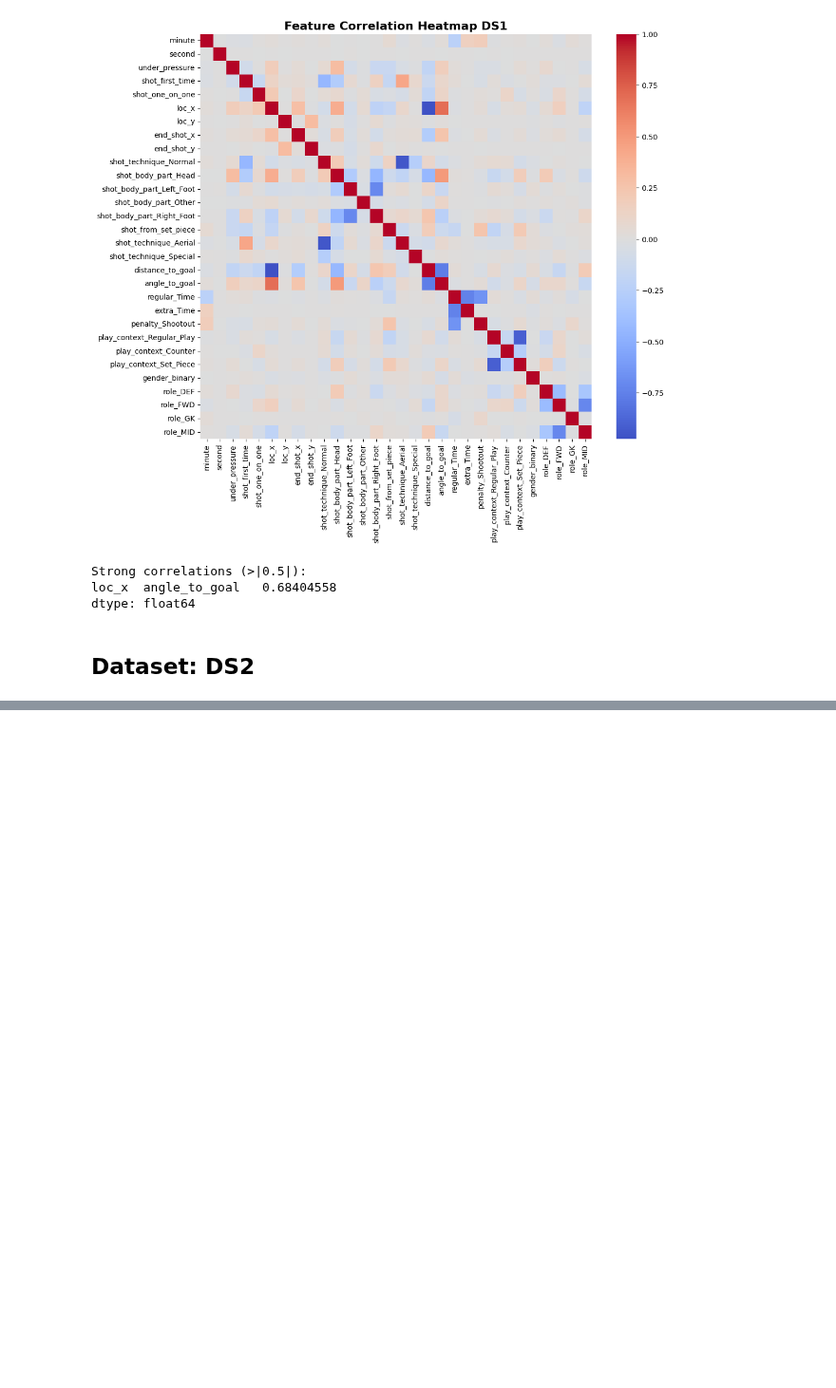
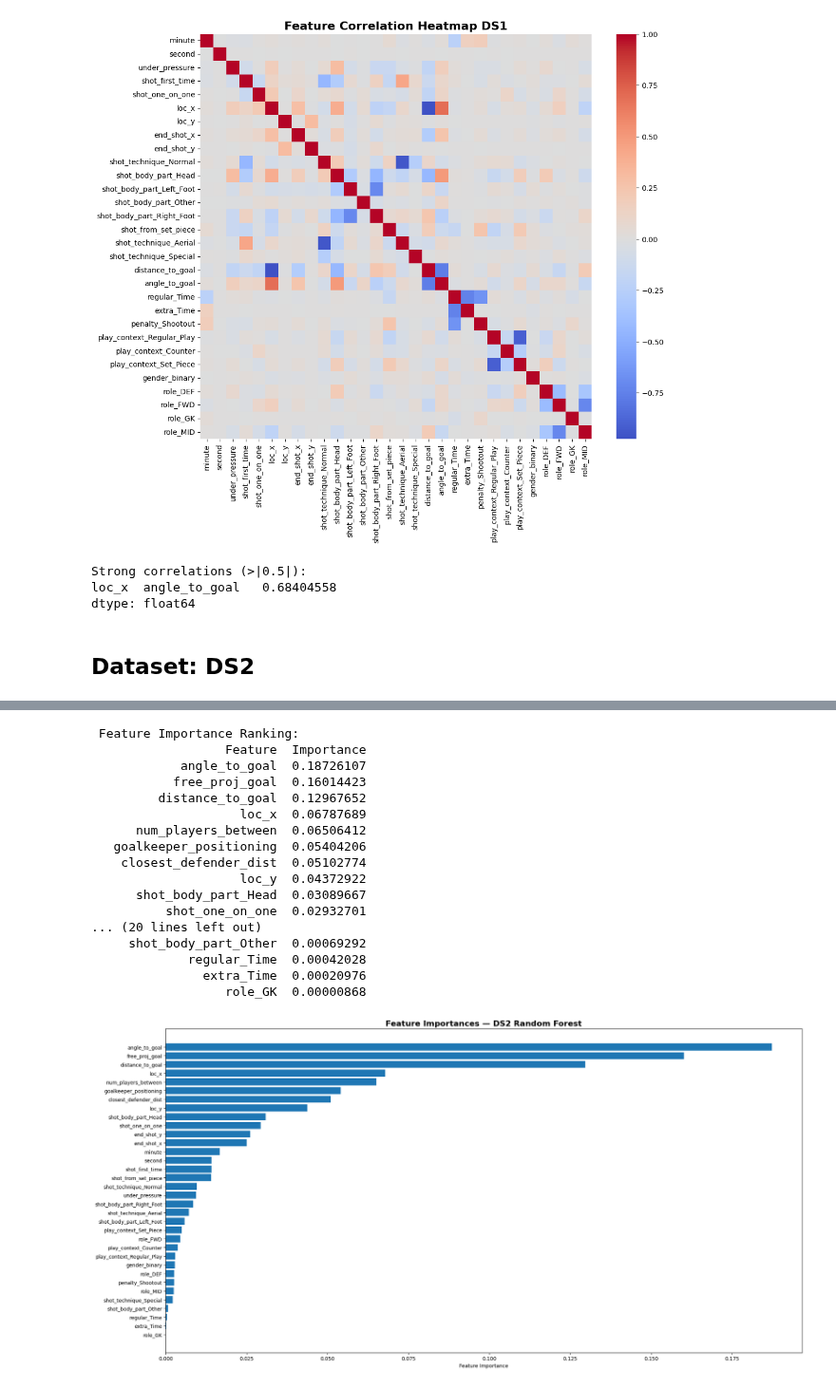
Before and after one commit to Manuele23/Parma-assignment, a Jupyter notebook: task1_xg/04_random_forest.ipynb, the cells around one changed output, grey strips where cells are left out. Shown at 95% size. Drawn from its saved outputs; the diff is of its cells as text; code cells hidden in the pictures; blank space fills up the shorter version.

```diff
--- a/task1_xg/04_random_forest.ipynb
+++ b/task1_xg/04_random_forest.ipynb
@@ -723,0 +694,47 @@ print(corr_pairs[corr_pairs > 0.5])
+# %%
+import matplotlib.pyplot as plt
+import pandas as pd
+import numpy as np
+
+# Feature importances
+importances = best_model_ds2.feature_importances_
+features = X_ds2.columns
+indices = np.argsort(importances)[::-1]
+
+# Ranking
+ranking = pd.DataFrame({
+    "Feature": features[indices],
+    "Importance": importances[indices]
+})
+pd.options.display.float_format = '{:.8f}'.format
+
+print("\n Feature Importance Ranking:")
+print(ranking.to_string(index=False))
+
+# Plot of Feature Importances
+plt.figure(figsize=(20, 10))
+plt.barh(range(len(indices)), importances[indices][::-1], align='center')
+plt.yticks(range(len(indices)), [features[i] for i in indices][::-1])
+plt.xlabel("Feature Importance")
+plt.title("Feature Importances — DS2 Random Forest", fontsize=16, fontweight='bold')
+plt.tight_layout()
+plt.show()
+# %% [output]
+ Feature Importance Ranking:
+                  Feature  Importance
+            angle_to_goal  0.18726107
+           free_proj_goal  0.16014423
+         distance_to_goal  0.12967652
+                    loc_x  0.06787689
+      num_players_between  0.06506412
+   goalkeeper_positioning  0.05404206
+    closest_defender_dist  0.05102774
+                    loc_y  0.04372922
+      shot_body_part_Head  0.03089667
+          shot_one_on_one  0.02932701
+... (20 lines left out)
+     shot_body_part_Other  0.00069292
+             regular_Time  0.00042028
+               extra_Time  0.00020976
+                  role_GK  0.00000868
+[figure, added]
```
Also changed, not shown: parts of 19 cells of this notebook, 3 other files.
